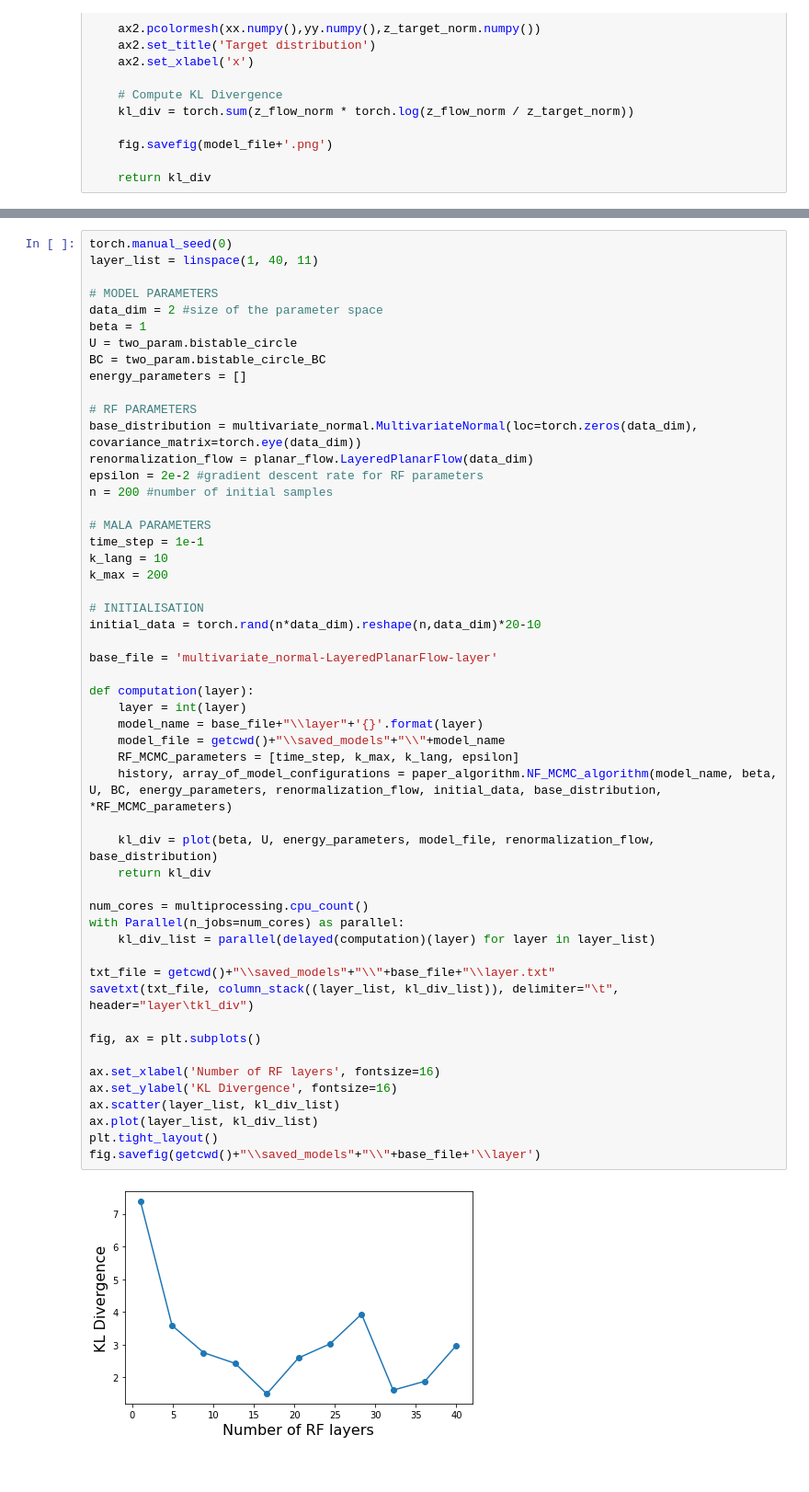
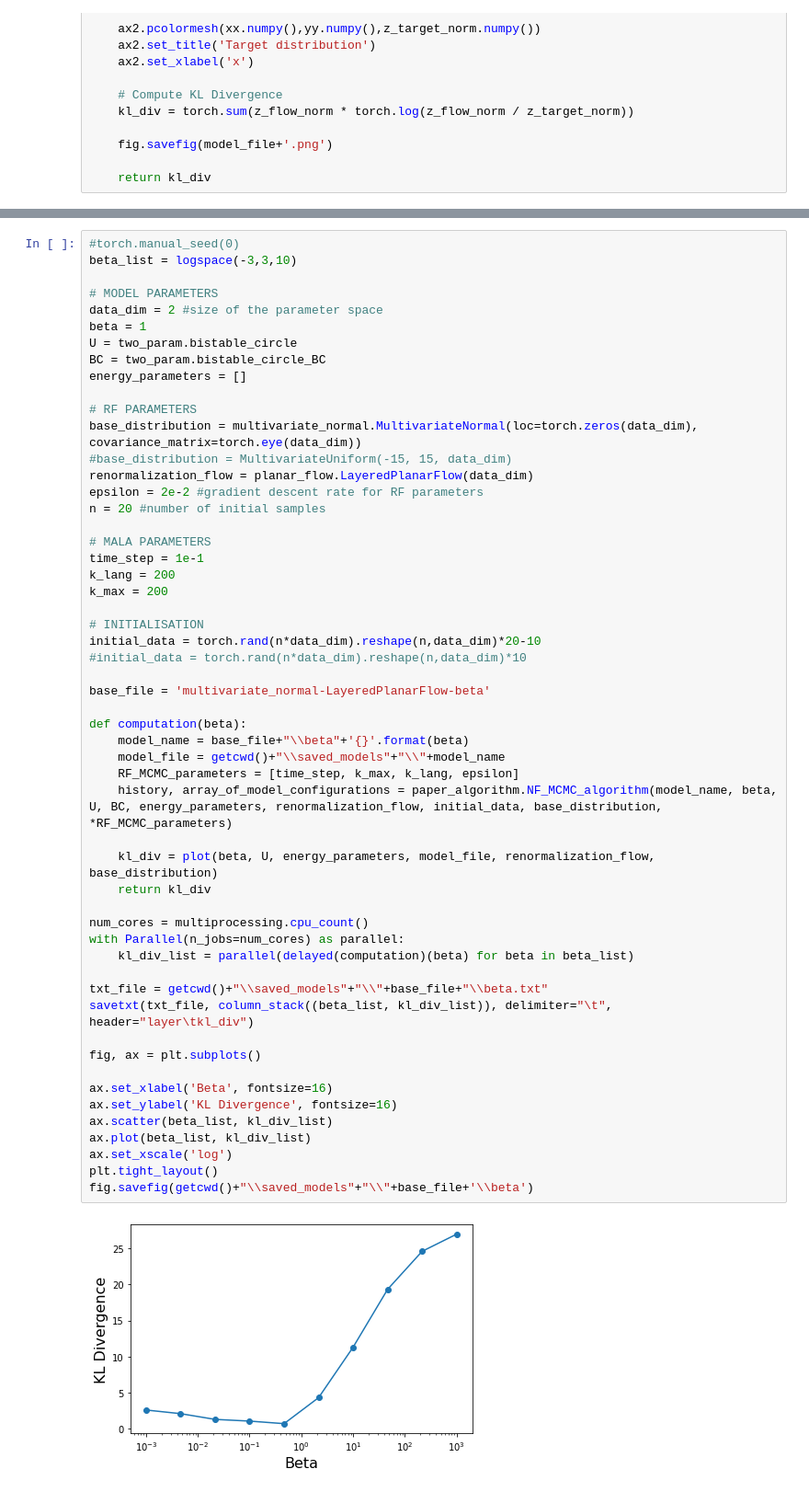
Before and after one commit to Huresa/ML_project, a Jupyter notebook: Adaptative-monte-carlo-augmented-with-normalizing-flows/KLdiv_2D.ipynb, the cells around one changed output, grey strips where cells are left out. Shown at 92% size. Saved outputs shown, nothing was run; the diff lists cells and outputs as text.

Commit message:
small modifications for plots

```diff
--- a/Adaptative-monte-carlo-augmented-with-normalizing-flows/KLdiv_2D.ipynb
+++ b/Adaptative-monte-carlo-augmented-with-normalizing-flows/KLdiv_2D.ipynb
@@ -56,6 +104,6 @@ def plot(beta, U, energy_parameters, model_file, renormalization_flow, base_dist
 # %%
-torch.manual_seed(0)
-layer_list = linspace(1, 40, 11)
+#torch.manual_seed(0)
+beta_list = logspace(-3,3,10)
 
 # MODEL PARAMETERS
 data_dim = 2 #size of the parameter space
@@ -66,44 +114,46 @@ energy_parameters = []
 
 # RF PARAMETERS
 base_distribution = multivariate_normal.MultivariateNormal(loc=torch.zeros(data_dim), covariance_matrix=torch.eye(data_dim))
+#base_distribution = MultivariateUniform(-15, 15, data_dim)
 renormalization_flow = planar_flow.LayeredPlanarFlow(data_dim)
 epsilon = 2e-2 #gradient descent rate for RF parameters
-n = 200 #number of initial samples
+n = 20 #number of initial samples
 
 # MALA PARAMETERS
 time_step = 1e-1
-k_lang = 10
+k_lang = 200
 k_max = 200
 
 # INITIALISATION
 initial_data = torch.rand(n*data_dim).reshape(n,data_dim)*20-10
+#initial_data = torch.rand(n*data_dim).reshape(n,data_dim)*10
 
-base_file = 'multivariate_normal-LayeredPlanarFlow-layer'
+base_file = 'multivariate_normal-LayeredPlanarFlow-beta'
 
-def computation(layer):
-    layer = int(layer)
-    model_name = base_file+"\\layer"+'{}'.format(layer)
+def computation(beta):
+    model_name = base_file+"\\beta"+'{}'.format(beta)
     model_file = getcwd()+"\\saved_models"+"\\"+model_name
     RF_MCMC_parameters = [time_step, k_max, k_lang, epsilon]
     history, array_of_model_configurations = paper_algorithm.NF_MCMC_algorithm(model_name, beta, U, BC, energy_parameters, renormalization_flow, initial_data, base_distribution, *RF_MCMC_parameters)
 
     kl_div = plot(beta, U, energy_parameters, model_file, renormalization_flow, base_distribution)
     return kl_div
 
 num_cores = multiprocessing.cpu_count()
 with Parallel(n_jobs=num_cores) as parallel:
-    kl_div_list = parallel(delayed(computation)(layer) for layer in layer_list)
+    kl_div_list = parallel(delayed(computation)(beta) for beta in beta_list)
 
-txt_file = getcwd()+"\\saved_models"+"\\"+base_file+"\\layer.txt"
-savetxt(txt_file, column_stack((layer_list, kl_div_list)), delimiter="\t", header="layer\tkl_div")
+txt_file = getcwd()+"\\saved_models"+"\\"+base_file+"\\beta.txt"
+savetxt(txt_file, column_stack((beta_list, kl_div_list)), delimiter="\t", header="layer\tkl_div")
 
 fig, ax = plt.subplots()
 
-ax.set_xlabel('Number of RF layers', fontsize=16)
+ax.set_xlabel('Beta', fontsize=16)
 ax.set_ylabel('KL Divergence', fontsize=16)
-ax.scatter(layer_list, kl_div_list)
-ax.plot(layer_list, kl_div_list)
+ax.scatter(beta_list, kl_div_list)
+ax.plot(beta_list, kl_div_list)
+ax.set_xscale('log')
 plt.tight_layout()
-fig.savefig(getcwd()+"\\saved_models"+"\\"+base_file+'\\layer')
+fig.savefig(getcwd()+"\\saved_models"+"\\"+base_file+'\\beta')
 # %% [output]
-[figure, old version]
+[figure, new version]
```
Also changed, not shown: parts of 1 cell of this notebook, 5 other files.
